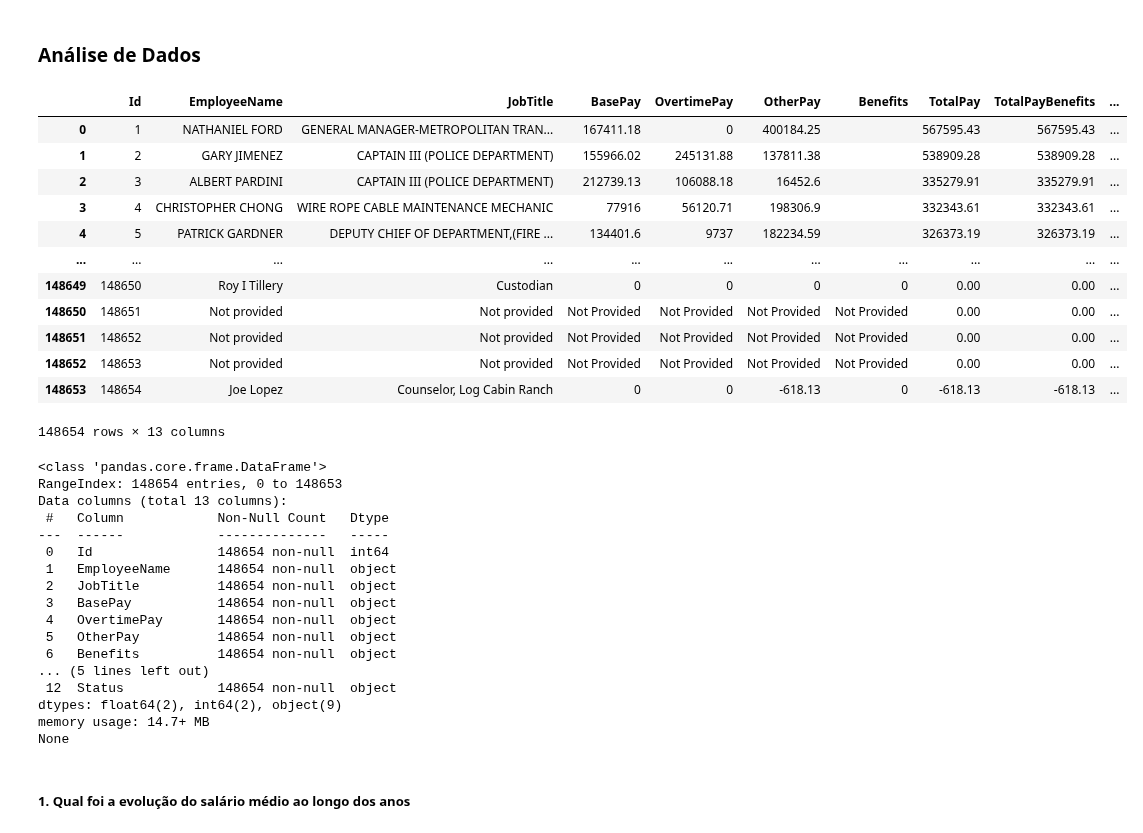
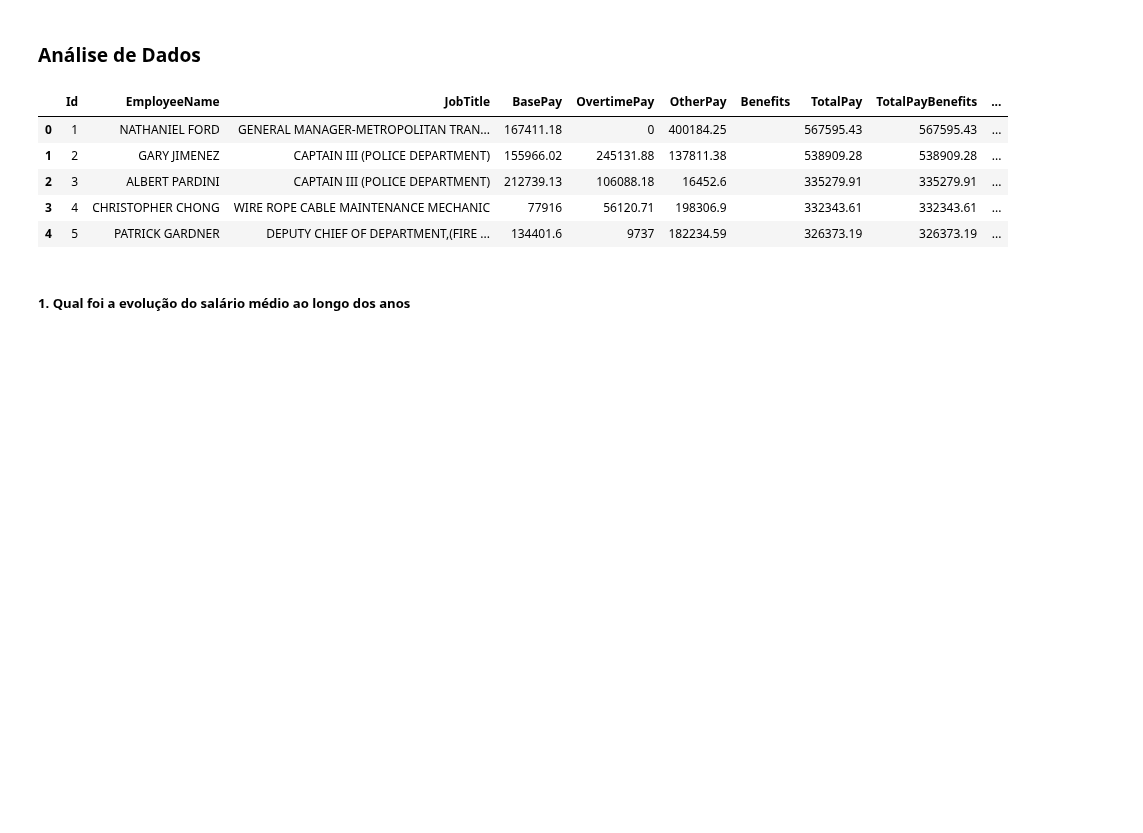
Before and after one commit to thiago207/python-for-data-analysis, a Jupyter notebook: python-sql/exercicio-analise-dados1.ipynb, the cells around one changed output. Cells and saved outputs as stored; diff of their text form; code cells hidden in the pictures; blank space fills up the shorter version.

```diff
--- a/python-sql/exercicio-analise-dados1.ipynb
+++ b/python-sql/exercicio-analise-dados1.ipynb
@@ -21,43 +21,17 @@ conexao = sqlite3.connect('salarios.sqlite')
 # %%
 # garantindo que estamos só com San Francisco
 
 tabela_salarios = pd.read_sql('SELECT * FROM Salaries where Agency = "San Francisco"', conexao)
 
 
-display(tabela_salarios)
-
-print(tabela_salarios.info())
+display(tabela_salarios[:5])
 # %% [output]
 |  | Id | EmployeeName | JobTitle | BasePay | OvertimePay | OtherPay | Benefits | TotalPay | TotalPayBenefits | ... |
 | 0 | 1 | NATHANIEL FORD | GENERAL MANAGER-METROPOLITAN TRAN... | 167411.18 | 0 | 400184.25 |  | 567595.43 | 567595.43 | ... |
 | 1 | 2 | GARY JIMENEZ | CAPTAIN III (POLICE DEPARTMENT) | 155966.02 | 245131.88 | 137811.38 |  | 538909.28 | 538909.28 | ... |
 | 2 | 3 | ALBERT PARDINI | CAPTAIN III (POLICE DEPARTMENT) | 212739.13 | 106088.18 | 16452.6 |  | 335279.91 | 335279.91 | ... |
 | 3 | 4 | CHRISTOPHER CHONG | WIRE ROPE CABLE MAINTENANCE MECHANIC | 77916 | 56120.71 | 198306.9 |  | 332343.61 | 332343.61 | ... |
 | 4 | 5 | PATRICK GARDNER | DEPUTY CHIEF OF DEPARTMENT,(FIRE ... | 134401.6 | 9737 | 182234.59 |  | 326373.19 | 326373.19 | ... |
-| ... | ... | ... | ... | ... | ... | ... | ... | ... | ... | ... |
-| 148649 | 148650 | Roy I Tillery | Custodian | 0 | 0 | 0 | 0 | 0.00 | 0.00 | ... |
-| 148650 | 148651 | Not provided | Not provided | Not Provided | Not Provided | Not Provided | Not Provided | 0.00 | 0.00 | ... |
-| 148651 | 148652 | Not provided | Not provided | Not Provided | Not Provided | Not Provided | Not Provided | 0.00 | 0.00 | ... |
-| 148652 | 148653 | Not provided | Not provided | Not Provided | Not Provided | Not Provided | Not Provided | 0.00 | 0.00 | ... |
-| 148653 | 148654 | Joe Lopez | Counselor, Log Cabin Ranch | 0 | 0 | -618.13 | 0 | -618.13 | -618.13 | ... |
-148654 rows × 13 columns
-<class 'pandas.core.frame.DataFrame'>
-RangeIndex: 148654 entries, 0 to 148653
-Data columns (total 13 columns):
- #   Column            Non-Null Count   Dtype
----  ------            --------------   -----
- 0   Id                148654 non-null  int64
- 1   EmployeeName      148654 non-null  object
- 2   JobTitle          148654 non-null  object
- 3   BasePay           148654 non-null  object
- 4   OvertimePay       148654 non-null  object
- 5   OtherPay          148654 non-null  object
- 6   Benefits          148654 non-null  object
-... (5 lines left out)
- 12  Status            148654 non-null  object
-dtypes: float64(2), int64(2), object(9)
-memory usage: 14.7+ MB
-None
 # %% [markdown]
 ##### 1. Qual foi a evolução do salário médio ao longo dos anos
 # %%
```
Also changed, not shown: parts of 1 cell of this notebook.
